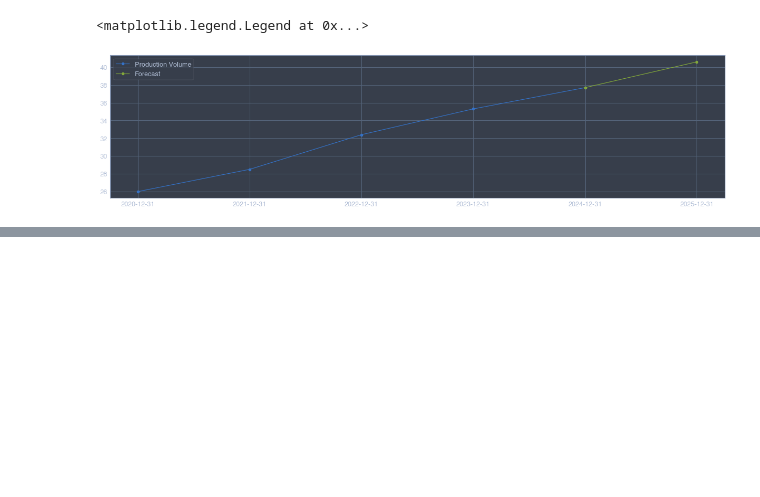
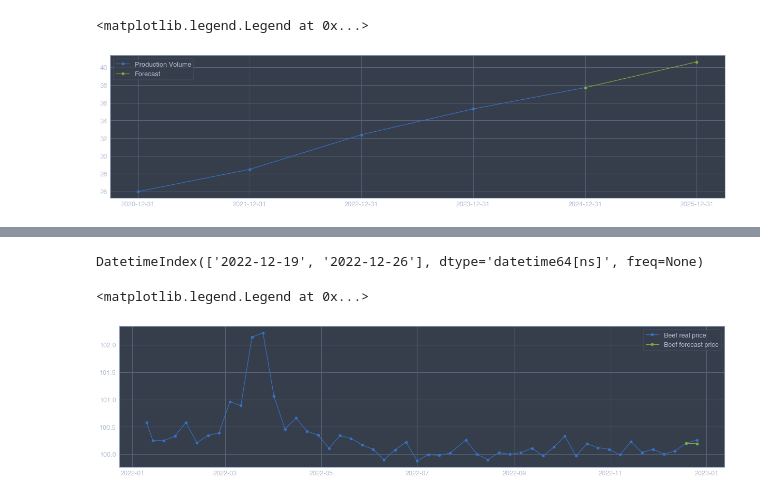
Before and after one commit to fadeeva/dubrova, a Jupyter notebook: 1_Введение_в_анализ_и_прогнозирование_временных_рядов.ipynb, the cells around one changed output, grey strips where cells are left out. Cells and saved outputs as stored; diff of their text form; code cells hidden in the pictures; blank space fills up the shorter version.

Commit message:
forecast for beef in 2022

```diff
--- a/1_Введение_в_анализ_и_прогнозирование_временных_рядов.ipynb
+++ b/1_Введение_в_анализ_и_прогнозирование_временных_рядов.ipynb
@@ -240,0 +232,18 @@ ax.legend()
+# %%
+beef = df_2022.loc['Говядина (кроме бескостного мяса), кг']
+
+mean_abs_change = np.round((beef.iloc[-2]-beef.iloc[0])/(len(beef)-1), 3)
+forecast = np.round((beef.iloc[-2] + mean_abs_change), 3)
+# %%
+beef[-2:].index
+# %% [output]
+DatetimeIndex(['2022-12-19', '2022-12-26'], dtype='datetime64[ns]', freq=None)
+# %%
+fig, ax = plt.subplots(1, figsize=(21, 5))
+
+ax.plot(beef, marker='o', label='Beef real price')
+ax.plot(beef[-2:].index, [beef[-2], forecast], marker='o', label='Beef forecast price')
+ax.legend()
+# %% [output]
+<matplotlib.legend.Legend at 0x...>
+[figure, added]
```
Also changed, not shown: parts of 1 cell of this notebook.
